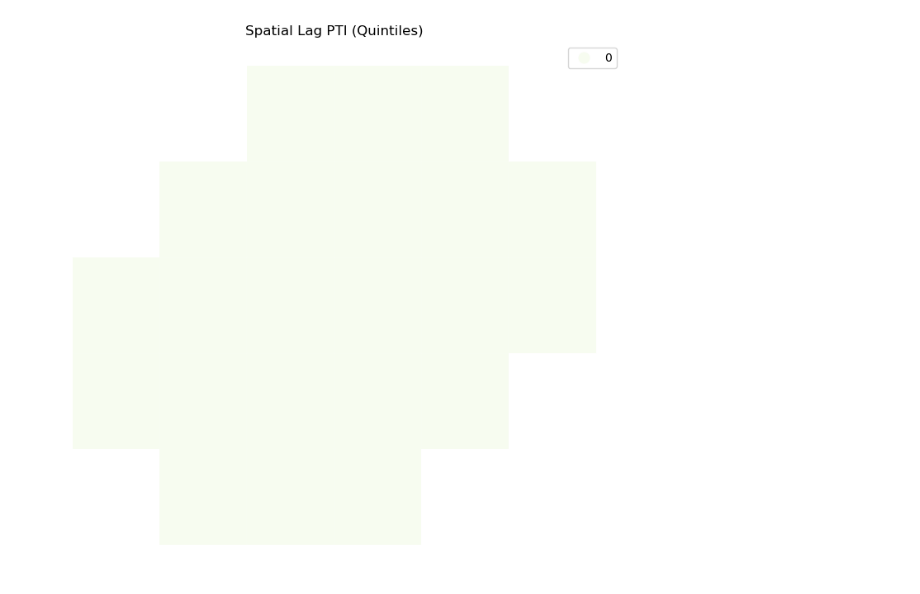
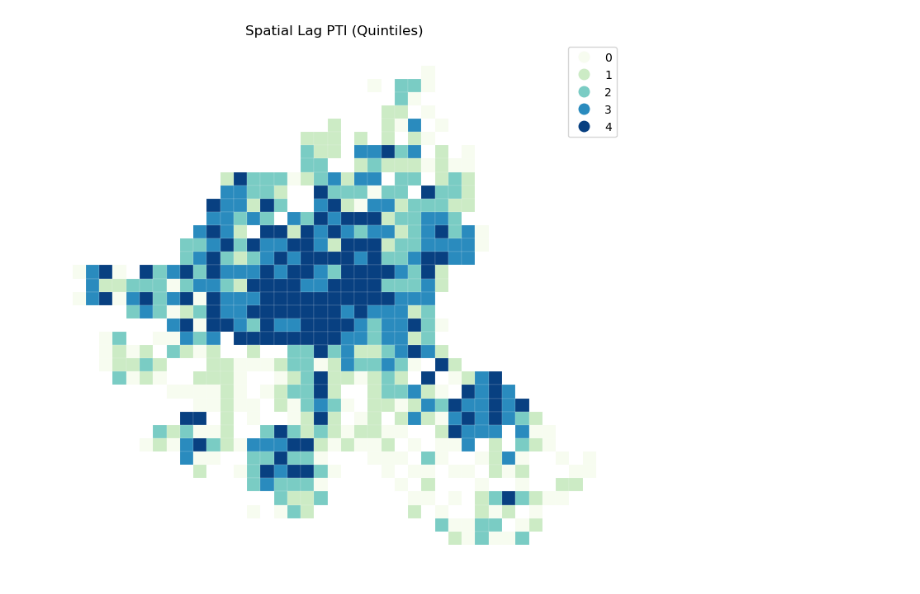
Before and after one commit to ssujit/move_sustainable, a Jupyter notebook: notebook/2_spatial_statistics.ipynb, the cells around one changed output. Saved outputs shown, nothing was run; the diff lists cells and outputs as text; code cells hidden in the pictures.

```diff
--- a/notebook/2_spatial_statistics.ipynb
+++ b/notebook/2_spatial_statistics.ipynb
@@ -62,3 +62,3 @@ sun_am.plot(column='pti', scheme='Quantiles',
 # %%
-wq =  lp.weights.Queen.from_dataframe(sun_am)
+wq =  lp.weights.Queen.from_dataframe(wk_am)
 wq.transform = 'r'
@@ -65,5 +83,5 @@ wq.transform = 'r'
 # %%
-y = sun_am['pti']
+y = wk_am['fi']
 ylag = lp.weights.lag_spatial(wq, y)
 # %%
 ylag
@@ -78,13 +108,13 @@ import mapclassify as mc
 ylagq5 = mc.Quantiles(ylag, k=5)
 # %%
 f,ax = plt.subplots(1, figsize=(9, 9), subplot_kw=dict(aspect='equal'))
-sun_am.assign(cl=ylagq5.yb).plot(column='cl', categorical=True,
+wk_am.assign(cl=ylagq5.yb).plot(column='cl', categorical=True,
         k=5, cmap='GnBu', linewidth=0.1,
         edgecolor='white', legend=True, ax=ax)
 ax.set_axis_off()
 plt.title("Spatial Lag PTI (Quintiles)")
 
 plt.show()
 # %% [output]
-[figure, old version]
+[figure, new version]
 # %%
```
Also changed, not shown: parts of 50 cells of this notebook.
